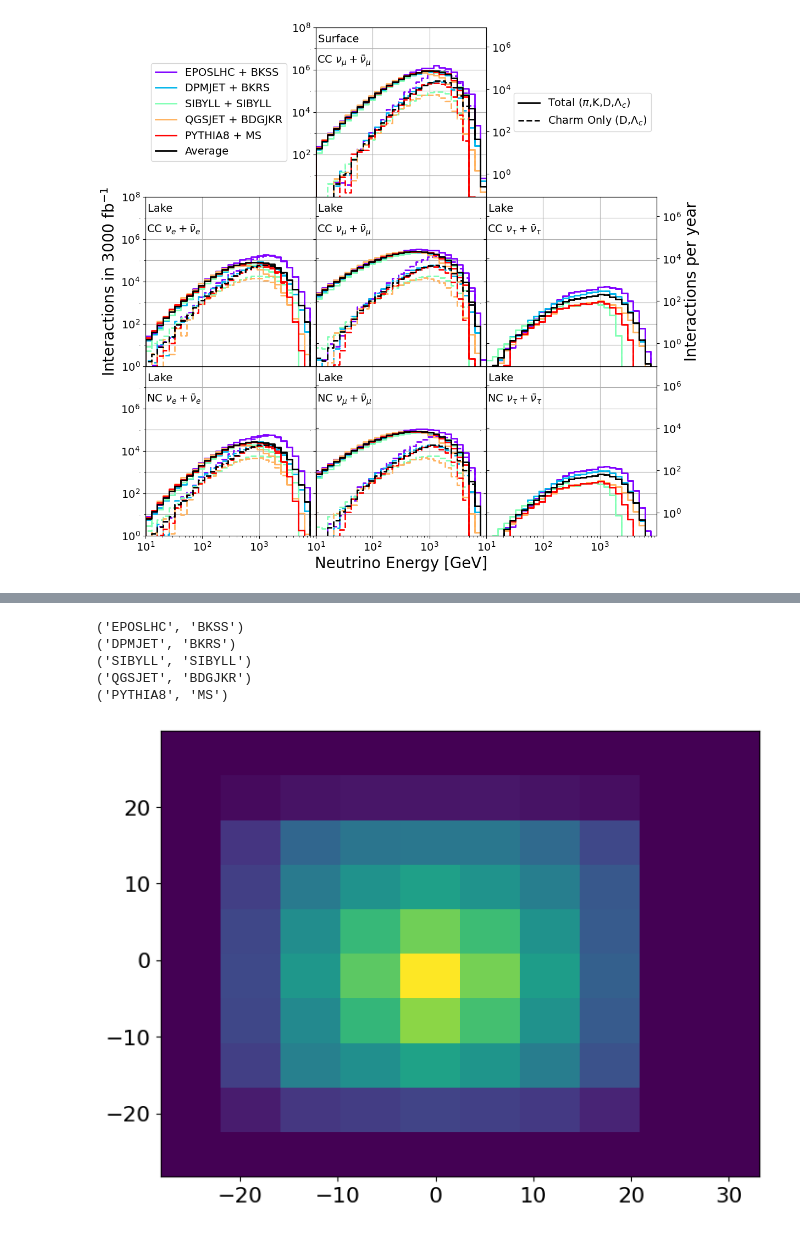
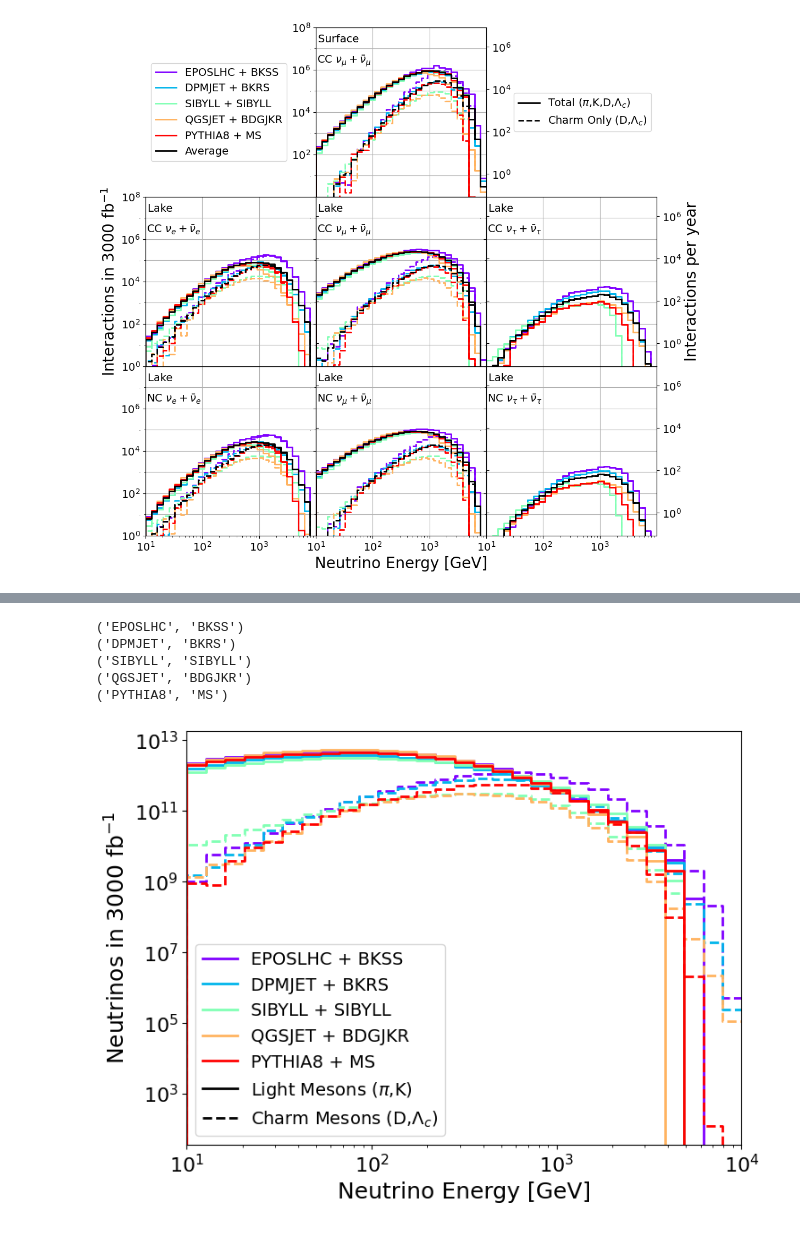
Before and after one commit to nickkamp1/Lake_Geneva_Neutrinos, a Jupyter notebook: RateComparison.ipynb, the cells around one changed output, grey strips where cells are left out. Drawn from its saved outputs; the diff is of its cells as text; code cells hidden in the pictures.

Commit message:
changes for neutrino2024

```diff
--- a/RateComparison.ipynb
+++ b/RateComparison.ipynb
@@ -359,7 +361,8 @@ for k,total_rates in total_rates_dict.items():
         tag = "%s_%s"%(k[0],k[1])
     else:
         tag = k
-    plt.savefig("Figures/Nu2024_Poster/RateMatrix_%s.pdf"%tag,dpi=100, transparent=True, facecolor=fig.get_facecolor(), edgecolor='none')
+    plt.gcf().patch.set_alpha(0.0)
+    plt.savefig("Figures/Nu2024_Poster/RateMatrix_%s.pdf"%tag,dpi=100)
     plt.show()
 
 
@@ -374,7 +377,7 @@ for k,total_rates in total_rates_dict.items():
     ax = fig.gca()
     fig.set_facecolor("white")
     total_rates_3x9 = total_rates[1:9:3,:]
-    im = ax.imshow(np.log10(total_rates_3x9),cmap='Purples',vmin=3,vmax=7)
+    im = ax.imshow(total_rates_3x9,cmap='Purples',norm=LogNorm(vmin=1e3,vmax=1e7))
 
     ax.set_xticks(range(9),xticklabels,fontsize=16)
     ax.set_yticks(range(3),det_labels,fontsize=16)
@@ -428,7 +431,8 @@ for k,total_rates in total_rates_dict.items():
         tag = "%s_%s"%(k[0],k[1])
     else:
         tag = k
-    plt.savefig("Figures/Nu2024_Poster/RateMatrix_%s_3x9.pdf"%tag,dpi=100, transparent=True, facecolor=fig.get_facecolor(), edgecolor='none')
+    plt.gcf().patch.set_alpha(0.0)
+    plt.savefig("Figures/Nu2024_Poster/RateMatrix_%s_3x9.pdf"%tag,dpi=100)
     plt.show()
 # %% [output]
 [figure]
@@ -498,25 +506,92 @@ plt.show()
 # %%
 # Flux plots
-fig = plt.figure()
-fig2 = plt.figure()
-color = iter(cm.rainbow(np.linspace(0, 1, len(rates))))
+from matplotlib.patches import Ellipse
+figEnergy = plt.figure()
+figProfileSurface = plt.figure()
+figProfileLake = plt.figure()
+color = iter(cm.rainbow(np.linspace(0, 1, len(surface_fid_weights))))
+profile_bins_surface = np.linspace(0,7.5*(1+18210.36/10000),50)
+profile_bins_lake = np.linspace(0,7.5,50)
 for k in surface_fid_weights.keys():
     print(k)
     c = next(color)
     gen_l,gen_c = k
     light_simulation_surface = light_simulation_surface_dict[k]
     charm_simulation_surface = charm_simulation_surface_dict[k]
     light_simulation_lakeCC = light_simulation_lakeCC_dict[k]
     charm_simulation_lakeCC = charm_simulation_lakeCC_dict[k]
-    #plt.hist(light_simulation_surface.data["E"],color=c,histtype="step",bins=Ebins,weights=light_simulation_surface.data["wgt"]*100*150)
-    fig.gca().hist2d(light_simulation_surface.data["nu_transverse_profile_x"],light_simulation_surface.data["nu_transverse_profile_y"])
-    fig2.gca().hist2d(light_simulation_lakeCC.data["nu_transverse_profile_x"],light_simulation_lakeCC.data["nu_transverse_profile_y"])
-#plt.loglog()
+
+    light_rad_surface = np.sqrt(light_simulation_surface.data["nu_transverse_profile_x"]**2 + light_simulation_surface.data["nu_transverse_profile_y"]**2)
+    charm_rad_surface = np.sqrt(charm_simulation_surface.data["nu_transverse_profile_x"]**2 + charm_simulation_surface.data["nu_transverse_profile_y"]**2)
+    nlight,_ = np.histogram(light_rad_surface,weights=light_simulation_surface.data["wgt"]*100*3000*(light_rad_surface**-2),bins=profile_bins_surface)
+    ncharm,_ = np.histogram(charm_rad_surface,weights=charm_simulation_surface.data["wgt"]*100*3000*(charm_rad_surface**-2),bins=profile_bins_surface)
+    figProfileSurface.gca().step(profile_bins_surface,np.append(0,nlight),color=c,label="%s + %s"%(gen_l,gen_c))
+    figProfileSurface.gca().step(profile_bins_surface,np.append(0,ncharm),linestyle="--",color=c)
+
+
+    light_rad_lakeCC= np.sqrt(light_simulation_lakeCC.data["nu_transverse_profile_x"]**2 + light_simulation_lakeCC.data["nu_transverse_profile_y"]**2)
+    charm_rad_lakeCC = np.sqrt(charm_simulation_surface.data["nu_transverse_profile_x"]**2 + charm_simulation_lakeCC.data["nu_transverse_profile_y"]**2)
+    nlight,_ = np.histogram(light_rad_lakeCC,weights=light_simulation_lakeCC.data["wgt"]*100*3000*(light_rad_lakeCC**-2),bins=profile_bins_lake)
+    ncharm,_ = np.histogram(charm_rad_lakeCC,weights=charm_simulation_lakeCC.data["wgt"]*100*3000*(charm_rad_lakeCC**-2),bins=profile_bins_lake)
+    figProfileLake.gca().step(profile_bins_lake,np.append(0,nlight),color=c,label="%s + %s"%(gen_l,gen_c))
+    figProfileLake.gca().step(profile_bins_lake,np.append(0,ncharm),linestyle="--",color=c)
+
+    nlight,_ = np.histogram(light_simulation_surface.data["E"],bins=Ebins,weights=light_simulation_surface.data["wgt"]*100*3000)
+    ncharm,_ = np.histogram(charm_simulation_surface.data["E"],bins=Ebins,weights=charm_simulation_surface.data["wgt"]*100*3000)
+    figEnergy.gca().step(Ebins,np.append(0,nlight),color=c,label="%s + %s"%(gen_l,gen_c))
+    figEnergy.gca().step(Ebins,np.append(0,ncharm),color=c,linestyle="--")
+
+
+figProfileSurface.gca().semilogy()
+figProfileSurface.gca().set_ylim(1e8,3e13)
+figProfileSurface.gca().set_xlim(profile_bins_surface[0],profile_bins_surface[-1])
+figProfileSurface.gca().plot([],[],color="black",label=r"Light Mesons ($\pi$,K)")
+figProfileSurface.gca().plot([],[],color="black",ls='--',label=r"Charm Mesons (D,$\Lambda_c$)")
+figProfileSurface.gca().set_xlabel(r"Transverse Distance from Beamline at Surface [m]")
+figProfileSurface.gca().set_ylabel(r"$\frac{dN_\nu}{dA}$ in 3000 ${\rm fb}^{-1}$ $[\nu\;{\rm m}^{-2}]$")
+figProfileSurface.set_facecolor("white")
+figProfileSurface.patch.set_alpha(0.0)
+figProfileSurface.savefig("Figures/Nu2024_Poster/FluxProfileSurface.pdf")
+
+figProfileLake.gca().semilogy()
+figProfileLake.gca().set_ylim(1e8,3e13)
+figProfileLake.gca().set_xlim(profile_bins_lake[0],profile_bins_lake[-1])
+figProfileLake.gca().plot([],[],color="black",label=r"Light Mesons ($\pi$,K)")
+figProfileLake.gca().plot([],[],color="black",ls='--',label=r"Charm Mesons (D,$\Lambda_c$)")
+figProfileLake.gca().set_xlabel(r"Transverse Distance from Beamline at Lake [m]")
+figProfileLake.gca().set_ylabel(r"$\frac{dN_\nu}{dA}$ in 3000 ${\rm fb}^{-1}$ $[\nu\;{\rm m}^{-2}]$")
+figProfileLake.set_facecolor("white")
+figProfileLake.patch.set_alpha(0.0)
+ax1 = figProfileLake.gca()
+xticks = ax1.get_xticks()
+ax2 = figProfileLake.gca().twiny()
+def LakeToSurfaceRadius(X):
+    V = (1+18210.36/10000)*X
+    return ["%d" % z for z in V]
+ax2.set_xlim(ax1.get_xlim())
+xticks2 = 1/(1 + 18./10.)*np.linspace(0,20,11)
+ax2.set_xticks(xticks2)
+ax2.set_xticklabels(LakeToSurfaceRadius(xticks2))
+ax2.set_xlabel("Transverse Distance from Beamline at Surface [m]")
+figProfileLake.savefig("Figures/Nu2024_Poster/FluxProfileLake.pdf",dpi=100)
+
+figEnergy.gca().loglog()
+#figEnergy.gca().set_ylim(1e8,3e12)
+figEnergy.gca().set_xlim(Ebins[0],Ebins[-1])
+figEnergy.gca().plot([],[],color="black",label=r"Light Mesons ($\pi$,K)")
+figEnergy.gca().plot([],[],color="black",ls='--',label=r"Charm Mesons (D,$\Lambda_c$)")
+figEnergy.gca().legend()
+figEnergy.gca().set_xlabel(r"Neutrino Energy [GeV]")
+figEnergy.gca().set_ylabel(r"Neutrinos in 3000 ${\rm fb}^{-1}$")
+figEnergy.set_facecolor("white")
+figEnergy.patch.set_alpha(0.0)
+figEnergy.savefig("Figures/Nu2024_Poster/FluxEnergy.pdf",dpi=100)
+
 plt.show()
 # %% [output]
 ('EPOSLHC', 'BKSS')
 ('DPMJET', 'BKRS')
 ('SIBYLL', 'SIBYLL')
 ('QGSJET', 'BDGJKR')
 ('PYTHIA8', 'MS')
-[figure, old version]
+[figure, new version]
```
Also changed, not shown: parts of 6 cells of this notebook, 5 other files.
